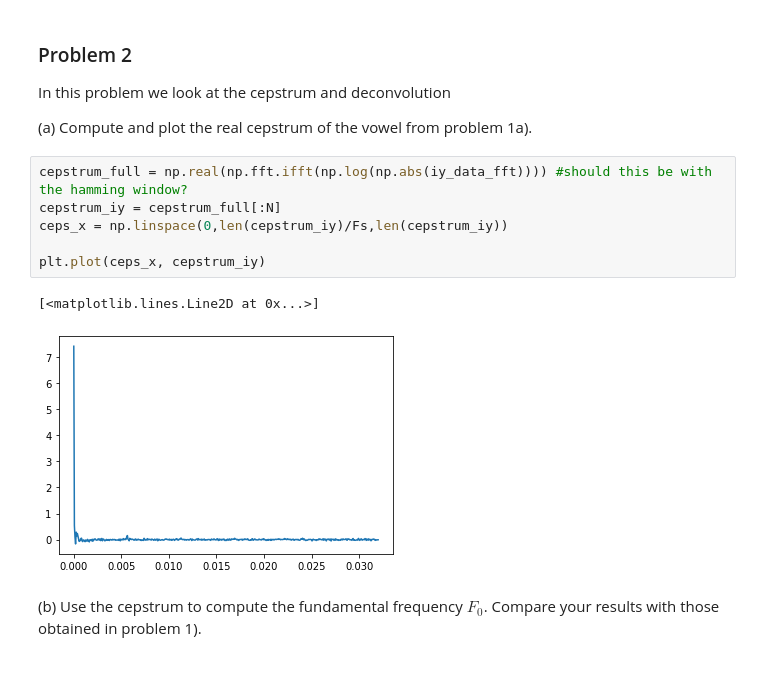
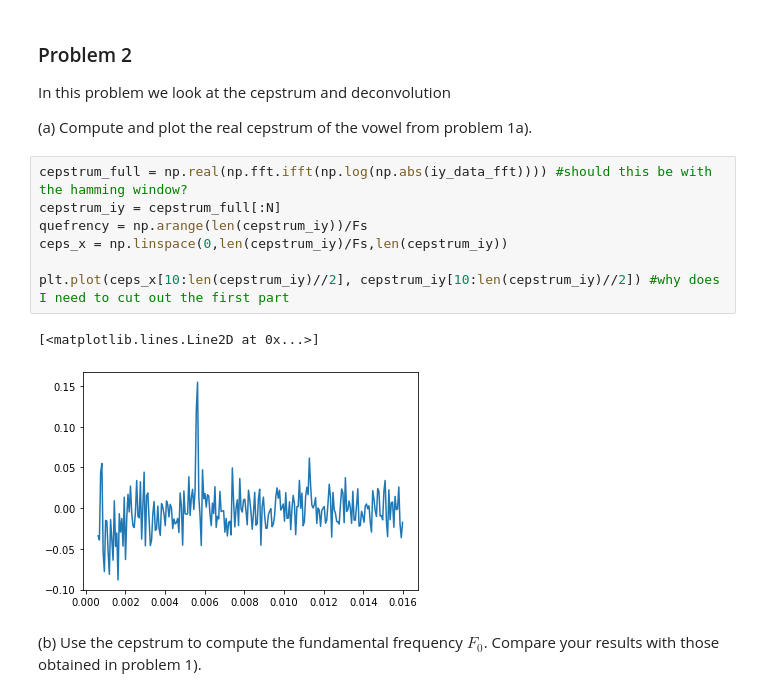
Before and after one commit to VegardIversen/TTT4185, a Jupyter notebook: exercise_1/TTT4185_assignment_1_2020-08-30.ipynb, the cells around one changed output. Saved outputs shown, nothing was run; the diff lists cells and outputs as text.

```diff
--- a/exercise_1/TTT4185_assignment_1_2020-08-30.ipynb
+++ b/exercise_1/TTT4185_assignment_1_2020-08-30.ipynb
@@ -211,11 +211,12 @@ In this problem we look at the cepstrum and deconvolution
 # %%
 cepstrum_full = np.real(np.fft.ifft(np.log(np.abs(iy_data_fft)))) #should this be with the hamming window?
 cepstrum_iy = cepstrum_full[:N]
+quefrency = np.arange(len(cepstrum_iy))/Fs
 ceps_x = np.linspace(0,len(cepstrum_iy)/Fs,len(cepstrum_iy))
 
-plt.plot(ceps_x, cepstrum_iy)
+plt.plot(ceps_x[10:len(cepstrum_iy)//2], cepstrum_iy[10:len(cepstrum_iy)//2]) #why does I need to cut out the first part
 # %% [output]
 [<matplotlib.lines.Line2D at 0x...>]
-[figure, old version]
+[figure, new version]
 # %% [markdown]
 (b) Use the cepstrum to compute the fundamental frequency $F_0$. Compare your results with those obtained in problem 1).
```
Also changed, not shown: parts of 5 cells of this notebook.
